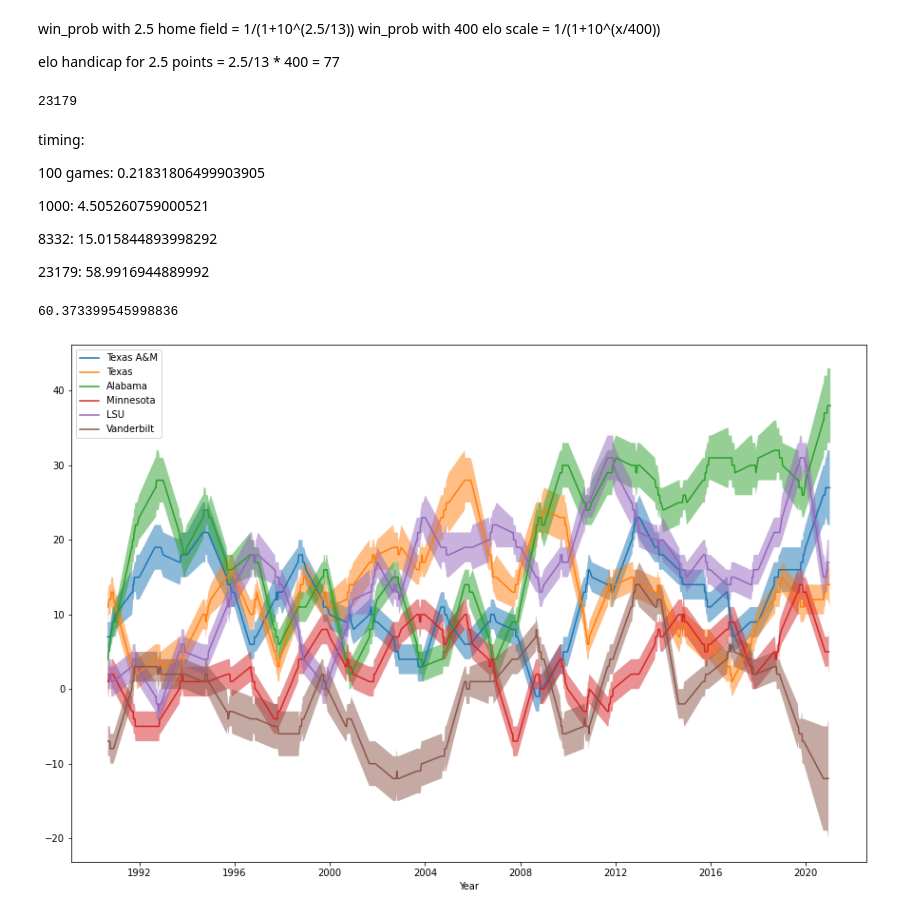
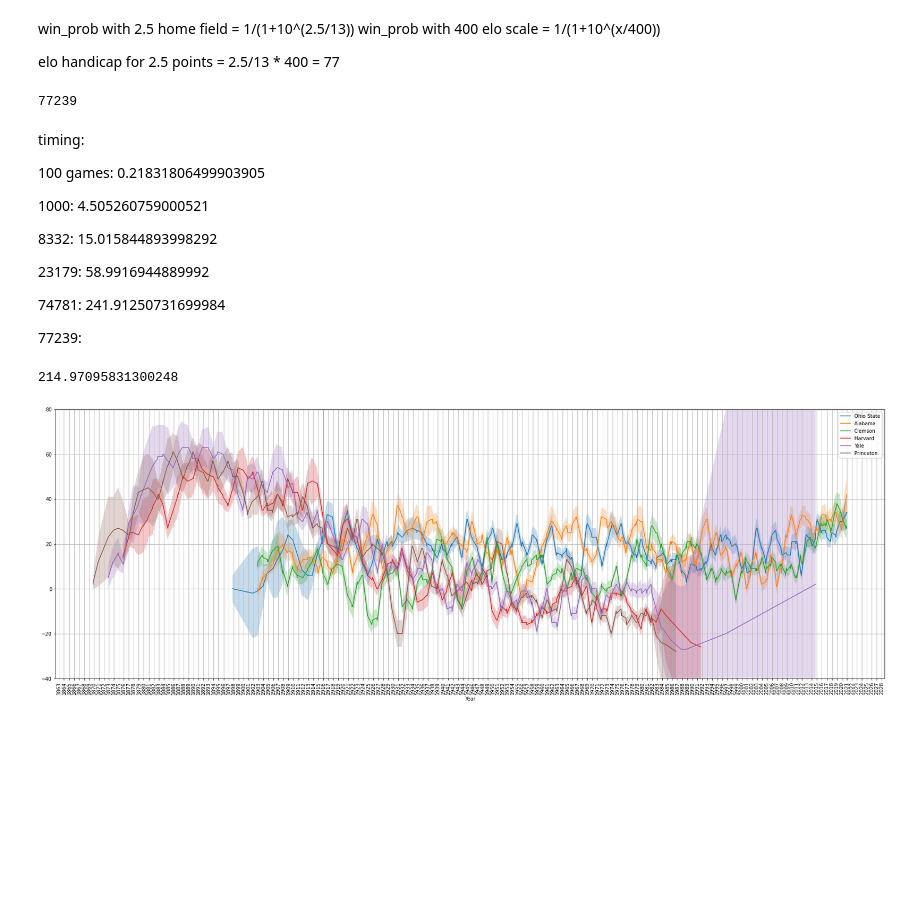
Before and after one commit to rymuelle/cfb, a Jupyter notebook: notebooks/make_whole_history_ratings.ipynb, the cells around one changed output. Saved outputs shown, nothing was run; the diff lists cells and outputs as text; code cells hidden in the pictures; blank space fills up the shorter version.

Commit message:
whole history since first game

```diff
--- a/notebooks/make_whole_history_ratings.ipynb
+++ b/notebooks/make_whole_history_ratings.ipynb
@@ -13,7 +14,7 @@ import matplotlib.pyplot as plt
 # %% [markdown]
 This uses the default main branch of whr. e.g. it will use "black/white" to refer to the winner. "White" is second.
 # %%
-data_path = '../data/cfbd/games_1990_to_2020.csv'
+data_path = '../data/cfbd/games_1869_to_2020.csv'
 # %%
 games_df = pd.read_csv(data_path)
 #games_df = games_df[games_df.season>2010]
@@ -29,7 +30,7 @@ elo handicap for 2.5 points = 2.5/13 * 400 = 77
 datetime_from_cfbd = lambda x: datetime.strptime(x,"%Y-%m-%dT%H:%M:%S.%fZ")
 # %%
 scale = 13
-w2 = (300*scale**2)/(400**2)
+w2 = 500
 whr = whole_history_rating.Base({'scale': scale,'w2':w2, 'debug':False})
 # %%
 start_time = 0
@@ -53,7 +54,7 @@ for i,row in games_df.iterrows():
 # %%
 len(whr.games)
 # %% [output]
-23179
+77239
 # %% [markdown]
 timing:
 
@@ -64,13 +65,17 @@ timing:
 8332:      15.015844893998292
 
 23179:     58.9916944889992
+
+74781:     241.91250731699984
+
+77239:
 # %%
 start_perf_timer = time.perf_counter()
 whr.auto_iterate(time_limit = 10, precision = 10E-4*scale/400)
 end_perf_timer = time.perf_counter()
 end_perf_timer-start_perf_timer
 # %% [output]
-60.373399545998836
+214.97095831300248
 # %%
 def get_player_history(player_name,start_time=0, seasons=[]):
     ratings = whr.ratings_for_player(player_name)
@@ -79,27 +84,52 @@ def get_player_history(player_name,start_time=0, seasons=[]):
     return ratings
 # %%
 players = [
-           'Texas A&M',
-           'Texas',
+           #'Texas A&M',
+           'Ohio State',
            'Alabama',
-           'Minnesota',
-           'LSU',
-           'Vanderbilt'
+           'Clemson',
+           #'Minnesota',
+           #'LSU',
+           #'Vanderbilt',
+           #'Florida State',
+           'Harvard',
+           'Yale',
+           'Princeton'
+           #'UAB',
+           #'North Dakota State',
           ]
 # %%
-fig = plt.figure(figsize=[15,10])
+fig = plt.figure(figsize=[30,10])
 for player in players:
     player_details = get_player_history(player,start_time=start_time)
     dates,ratings,uncertainties = list(zip(*player_details))
     ratings,uncertainties = np.asarray(ratings),np.asarray(uncertainties)
     plt.plot(dates,ratings,label=player)
+    #plt.scatter(dates,ratings)
     up,down = ratings+uncertainties, ratings-uncertainties
-    plt.fill_between(dates,up,down, alpha=.5)
+    plt.fill_between(dates,up,down, alpha=.25)
+
+
+x_no_scholarships = [dt.date(1916,1,1) for i in range(2)]
+y = [-40,80]
+plt.plot(x_no_scholarships,y)
+
+years = mdates.YearLocator()
+years_fmt = mdates.DateFormatter('%Y')
+
+ax = fig.axes[0]
+ax.xaxis.set_major_locator(years)
+ax.xaxis.set_major_formatter(years_fmt)
+ax.grid(True)
+#fig.autofmt_xdate()
+
+plt.ylim((-40,80))
+plt.xticks(rotation=90)
 plt.legend()
 plt.xlabel('Year')
-plt.savefig('scale_{}_w_{}.png'.format(scale,w2))
+plt.savefig('scale_{}_w_{}.pdf'.format(scale,w2))
 # %% [output]
-[figure, old version]
+[figure, new version]
 # %%
 whr.print_ordered_ratings(current=True)
 # %% [output]
```
Also changed, not shown: parts of 3 cells of this notebook.
